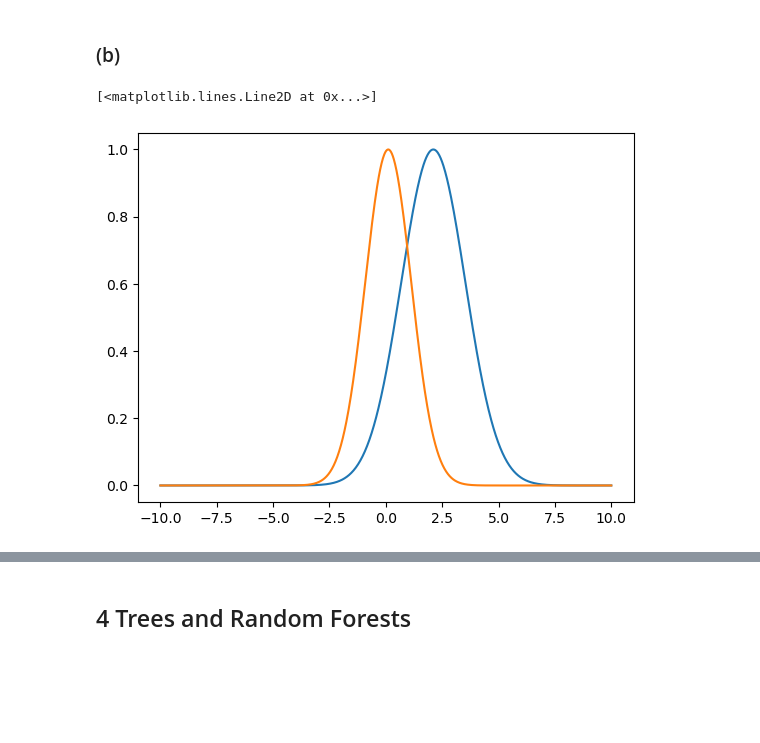
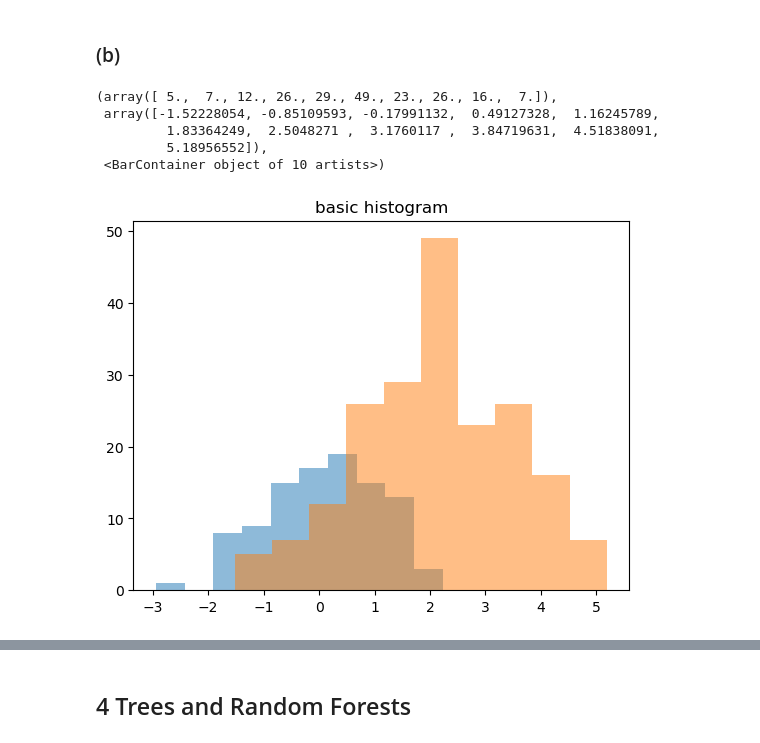
Before and after one commit to anuramat/uhd-mlph, a Jupyter notebook: sheet04/sheet04.ipynb, the cells around one changed output, grey strips where cells are left out. Saved outputs shown, nothing was run; the diff lists cells and outputs as text; code cells hidden in the pictures; blank space fills up the shorter version.

```diff
--- a/sheet04/sheet04.ipynb
+++ b/sheet04/sheet04.ipynb
@@ -19,15 +19,14 @@ pos_mu = pos_pts.mean()
 pos_sigma = pos_pts.std()
 # %% [markdown]
 ### (b)
-# %%
-x_min = -10
-x_max = 10
-
-x = np.linspace(x_min, x_max, 1000)
-y_pos = np.exp(-((x - pos_mu) ** 2) / (2 * pos_sigma**2))
-y_neg = np.exp(-((x - neg_mu) ** 2) / (2 * neg_sigma**2))
-plt.plot(x, y_pos)
-plt.plot(x, y_neg)
-# %% [output]
-[<matplotlib.lines.Line2D at 0x...>]
-[figure, removed]
+# %%
+plt.title("basic histogram")
+plt.hist(neg_pts, alpha=0.5, bins=10, label="negative")
+plt.hist(pos_pts, alpha=0.5, bins=10, label="positive")
+# %% [output]
+(array([ 5.,  7., 12., 26., 29., 49., 23., 26., 16.,  7.]),
+ array([-1.52228054, -0.85109593, -0.17991132,  0.49127328,  1.16245789,
+         1.83364249,  2.5048271 ,  3.1760117 ,  3.84719631,  4.51838091,
+         5.18956552]),
+ <BarContainer object of 10 artists>)
+[figure, added]
```
Also changed, not shown: parts of 8 cells of this notebook, 1 other file.
